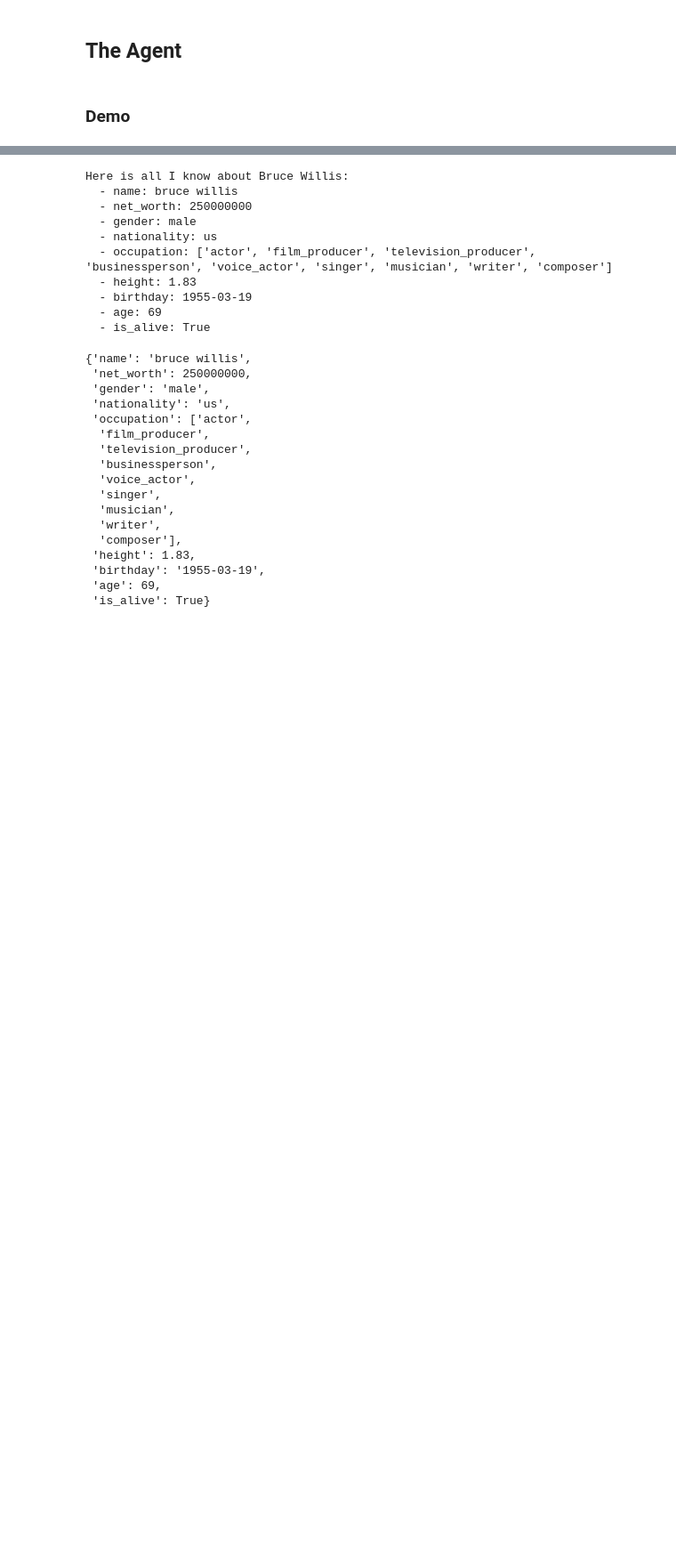
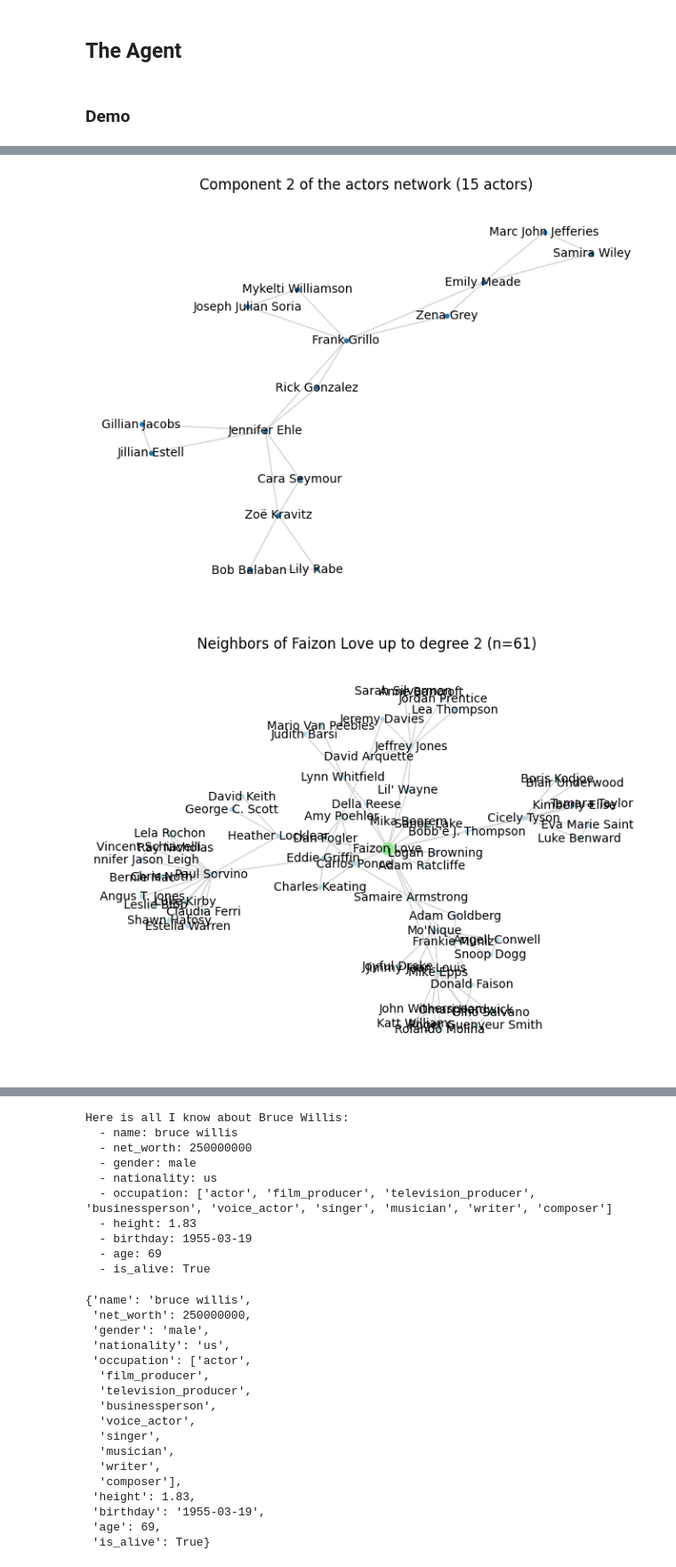
Before and after one commit to MathieuDemarets/hackathon, a Jupyter notebook: scripts/movie_cfo.ipynb, the cells around one changed output, grey strips where cells are left out. Shown at 89% size. Drawn from its saved outputs; the diff is of its cells as text; code cells hidden in the pictures; blank space fills up the shorter version.

Commit message:
End of the Agent Class

```diff
--- a/scripts/movie_cfo.ipynb
+++ b/scripts/movie_cfo.ipynb
@@ -594,0 +947,10 @@ display(josh.get_top_directors(3, "genre_Action"))
+# %%
+josh = MDO_Agent.from_enriched(
+    pre="../data/pre_release.csv",
+    after="../data/after_release.csv",
+    path="../data/enriched_data.csv")
+
+print("Who directed the most movies?")
+display(josh.get_top_directors(3, "movie_title"))
+print("Who made the most action movies?")
+display(josh.get_top_directors(3, "genre_Action"))
@@ -594,0 +970,10 @@ display(josh.get_top_directors(3, "genre_Action"))
+# %%
+# josh.create_actors_network(save_to="../data/actors.pickle", plot=True)
+
+most_connected_actor = josh.full.iloc[josh.full["actor_1_degree"].idxmax()]["actor_1_name"]
+josh.create_actors_network(load_from="../data/actors.pickle", save_to=None, plot=False)
+josh.show_nth_cluster(2)
+josh.show_n_neighbors(most_connected_actor, degree=2, plot=True)
+# %% [output]
+[figure, added]
+[figure, added]
```
Also changed, not shown: parts of 15 cells of this notebook, 5 other files.
